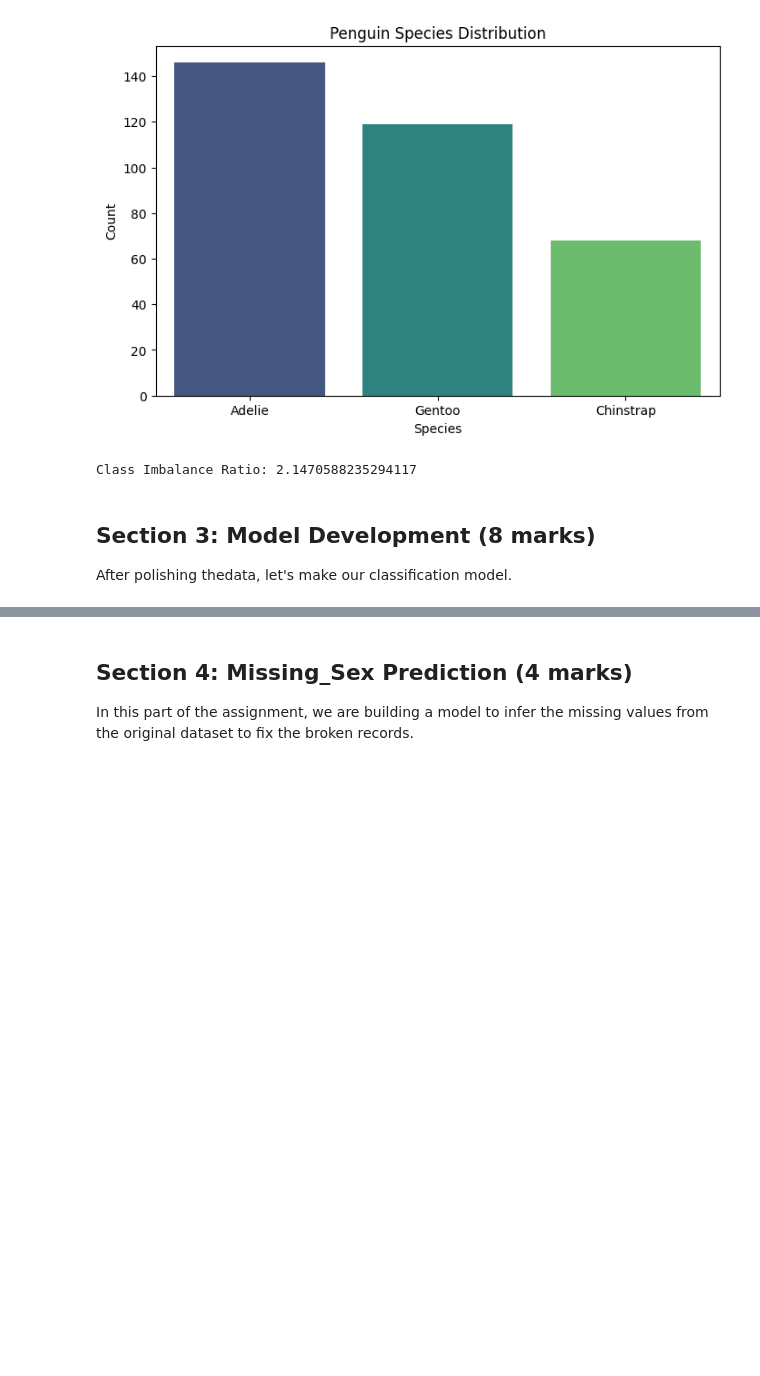
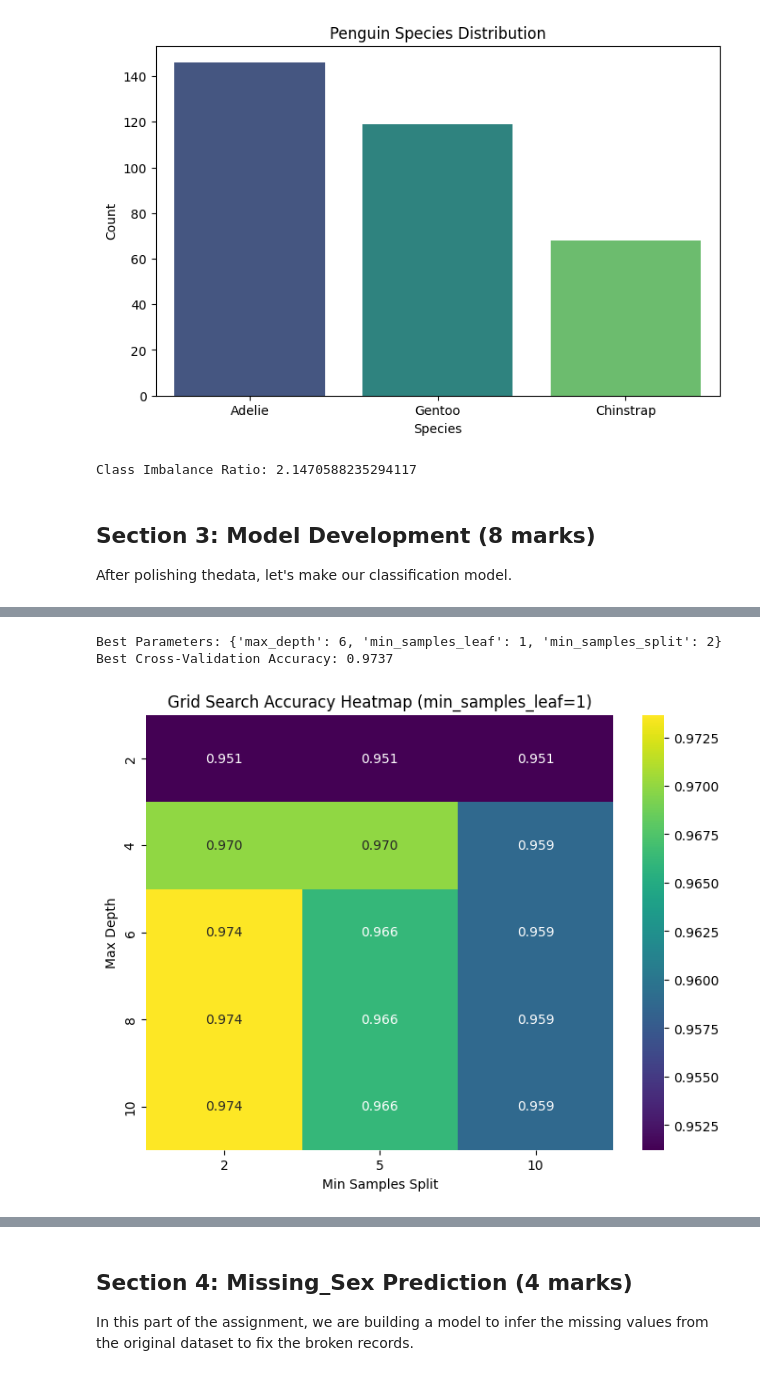
Before and after one commit to bisheralwan/ChatBot, a Jupyter notebook: W2025/Assignments/A1/SYSC4415_W25_A1.ipynb, the cells around one changed output, grey strips where cells are left out. Saved outputs shown, nothing was run; the diff lists cells and outputs as text; code cells hidden in the pictures; blank space fills up the shorter version.

```diff
--- a/W2025/Assignments/A1/SYSC4415_W25_A1.ipynb
+++ b/W2025/Assignments/A1/SYSC4415_W25_A1.ipynb
@@ -356,20 +401,86 @@ from sklearn.model_selection import cross_val_score
 # %%
 """
 Q3c (3 marks)
 Analyze the best model from grid search:
 - Initialize parameter_grid, cross_validation using StratifiedKFold
 - Identify the best parameters for the tree and show the grid heatmap (don't forget labels)
 - Plot the best tree structure using graphviz, use max_depth=2 (for better display)
 
 Note: when using export_graphviz set out_file=None and use display(graph) function call, where
 graph is your variable instantiated with Source(dot_data)
 Export_graphviz Documentation: https://scikit-learn.org/1.5/modules/generated/sklearn.tree.export_graphviz.html
 """
 from sklearn.model_selection import StratifiedKFold
 from sklearn.model_selection import GridSearchCV
-
+from sklearn.tree import DecisionTreeClassifier, export_graphviz
+import numpy as np
+import pandas as pd
+import seaborn as sb
 import graphviz
 from sklearn.tree import export_graphviz
 from graphviz import Source
+import matplotlib.pyplot as plt
+
 
 # YOUR ANSWER HERE
+
+#define parameter grid
+param_grid = {
+    'max_depth': [2, 4, 6, 8, 10],
+    'min_samples_split': [2, 5, 10],
+    'min_samples_leaf': [1, 3, 5]
+}
+
+#get consistent class proportions across folds
+cv = StratifiedKFold(n_splits=5, shuffle=True, random_state=42)
+
+#perform grid search
+grid_search = GridSearchCV(DecisionTreeClassifier(random_state=42), param_grid, cv=cv, scoring='accuracy', n_jobs=-1)
+grid_search.fit(X_train, y_train)
+
+#extract best parameters and best score
+best_params = grid_search.best_params_
+best_score = grid_search.best_score_
+
+print(f"Best Parameters: {best_params}")
+print(f"Best Cross-Validation Accuracy: {best_score:.4f}")
+
+#extract grid search results into a dataframe
+results = pd.DataFrame(grid_search.cv_results_)
+
+#filter results to use a fixed min_samples_leaf (e.g., the most frequent best value)
+best_min_samples_leaf = best_params['min_samples_leaf']
+filtered_results = results[results['param_min_samples_leaf'] == best_min_samples_leaf]
+
+#pivot table for heatmap visualization
+heatmap_data = filtered_results.pivot(index='param_max_depth', columns='param_min_samples_split', values='mean_test_score')
+
+#plot heatmap
+plt.figure(figsize=(8, 6))
+sb.heatmap(heatmap_data, annot=True, cmap="viridis", fmt=".3f")
+plt.xlabel("Min Samples Split")
+plt.ylabel("Max Depth")
+plt.title(f"Grid Search Accuracy Heatmap (min_samples_leaf={best_min_samples_leaf})")
+plt.show()
+
+#override max_depth in best_params before passing to classifier
+best_params_for_viz = best_params.copy()
+best_params_for_viz['max_depth'] = 2  # Set max_depth=2 for better visualization
+
+#train the best model with modified max_depth
+best_tree = DecisionTreeClassifier(**best_params_for_viz, random_state=42)
+best_tree.fit(X_train, y_train)
+
+#generate dot data for visualization
+dot_data = export_graphviz(best_tree, out_file=None, feature_names=X_train.columns, class_names=best_tree.classes_,
+                           filled=True, rounded=True, special_characters=True)
+
+#render tree using graphviz
+graph = Source(dot_data)
+
+#display tree
+display(graph)
+# %% [output]
+Best Parameters: {'max_depth': 6, 'min_samples_leaf': 1, 'min_samples_split': 2}
+Best Cross-Validation Accuracy: 0.9737
+[figure, added]
```
Also changed, not shown: parts of 6 cells of this notebook.
